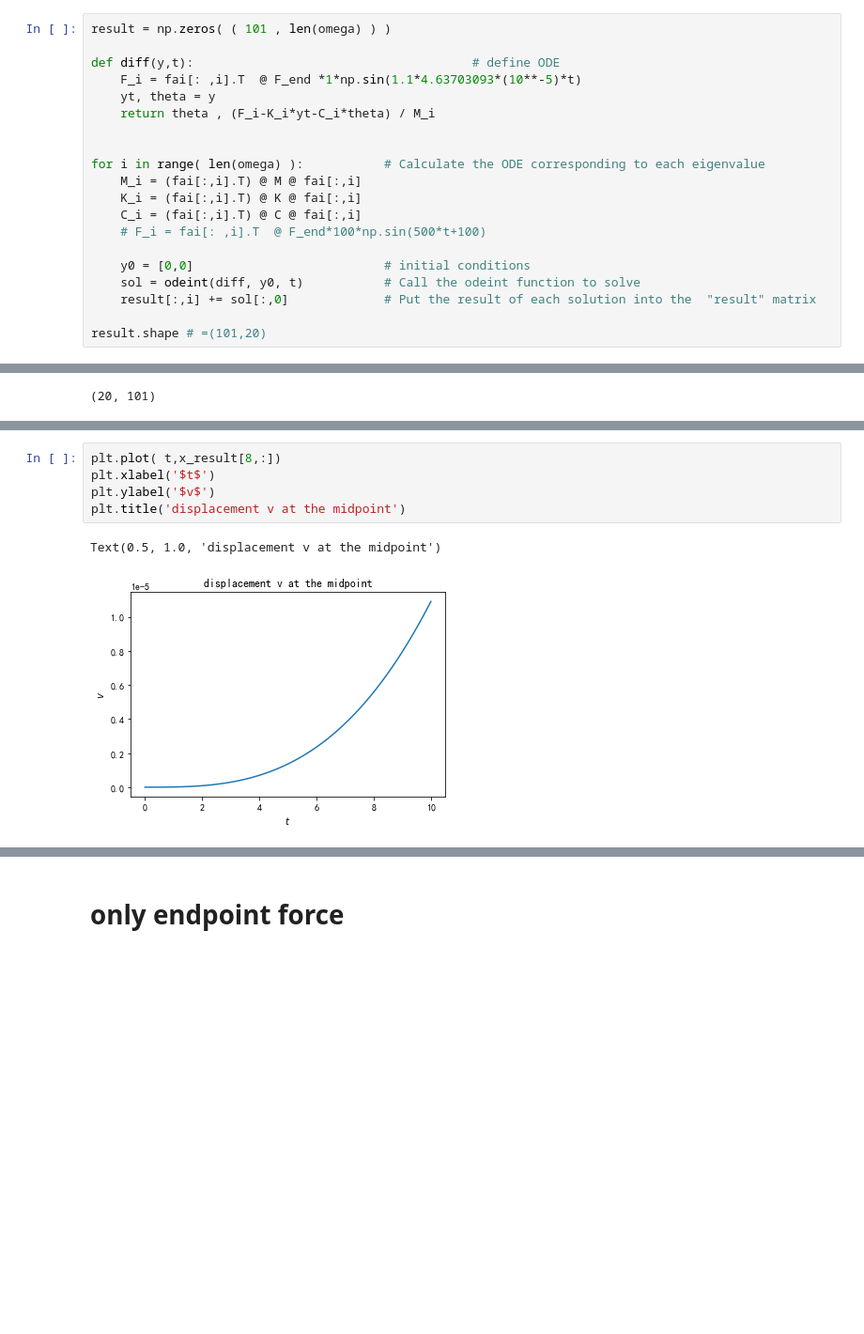
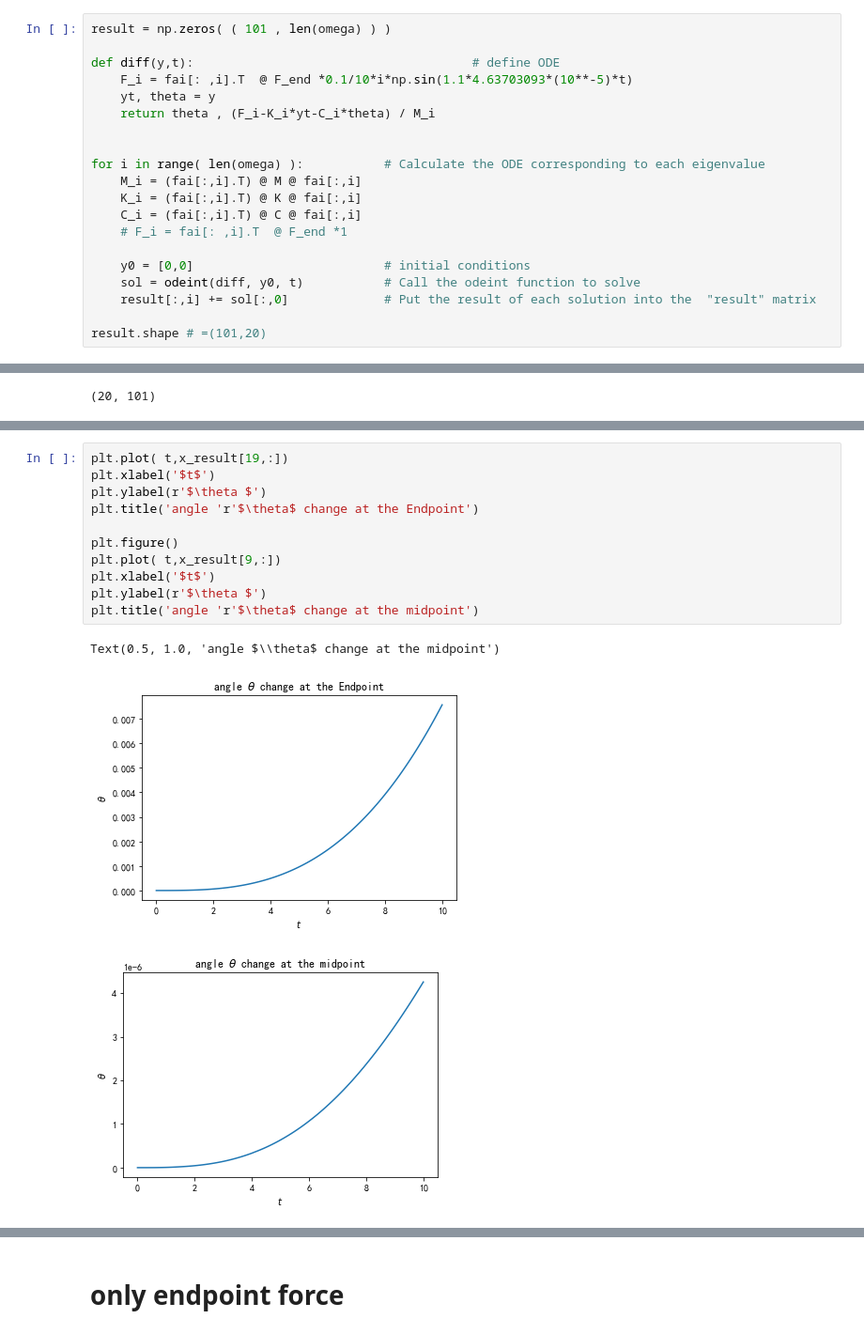
Before and after one commit to WindyLuf/Beam-Project, a Jupyter notebook: prapare.ipynb, the cells around one changed output, grey strips where cells are left out. Shown at 94% size. Saved outputs shown, nothing was run; the diff lists cells and outputs as text; blank space fills up the shorter version.

```diff
--- a/prapare.ipynb
+++ b/prapare.ipynb
@@ -153,7 +149,7 @@ Text(0.5, 1.0, 'Analytical solution in vibration mechanics ')
 result = np.zeros( ( 101 , len(omega) ) )
 
 def diff(y,t):                                      # define ODE
-    F_i = fai[: ,i].T  @ F_end *1*np.sin(1.1*4.63703093*(10**-5)*t)
+    F_i = fai[: ,i].T  @ F_end *0.1/10*i*np.sin(1.1*4.63703093*(10**-5)*t)
     yt, theta = y
     return theta , (F_i-K_i*yt-C_i*theta) / M_i
 
@@ -162,7 +158,7 @@ for i in range( len(omega) ):           # Calculate the ODE corresponding to eac
     M_i = (fai[:,i].T) @ M @ fai[:,i]
     K_i = (fai[:,i].T) @ K @ fai[:,i]
     C_i = (fai[:,i].T) @ C @ fai[:,i]
-    # F_i = fai[: ,i].T  @ F_end*100*np.sin(500*t+100)
+    # F_i = fai[: ,i].T  @ F_end *1
 
     y0 = [0,0]                          # initial conditions
     sol = odeint(diff, y0, t)           # Call the odeint function to solve
@@ -203,8 +217,15 @@ Text(0.5, 1.0, 'displacement v at the Endpoint')
 # %%
-plt.plot( t,x_result[8,:])
+plt.plot( t,x_result[19,:])
 plt.xlabel('$t$')
-plt.ylabel('$v$')
-plt.title('displacement v at the midpoint')
+plt.ylabel(r'$\theta $')
+plt.title('angle 'r'$\theta$ change at the Endpoint')
+
+plt.figure()
+plt.plot( t,x_result[9,:])
+plt.xlabel('$t$')
+plt.ylabel(r'$\theta $')
+plt.title('angle 'r'$\theta$ change at the midpoint')
 # %% [output]
-Text(0.5, 1.0, 'displacement v at the midpoint')
+Text(0.5, 1.0, 'angle $\\theta$ change at the midpoint')
-[figure, old version]
+[figure, new version]
+[figure, added]
```
Also changed, not shown: parts of 14 cells of this notebook.
